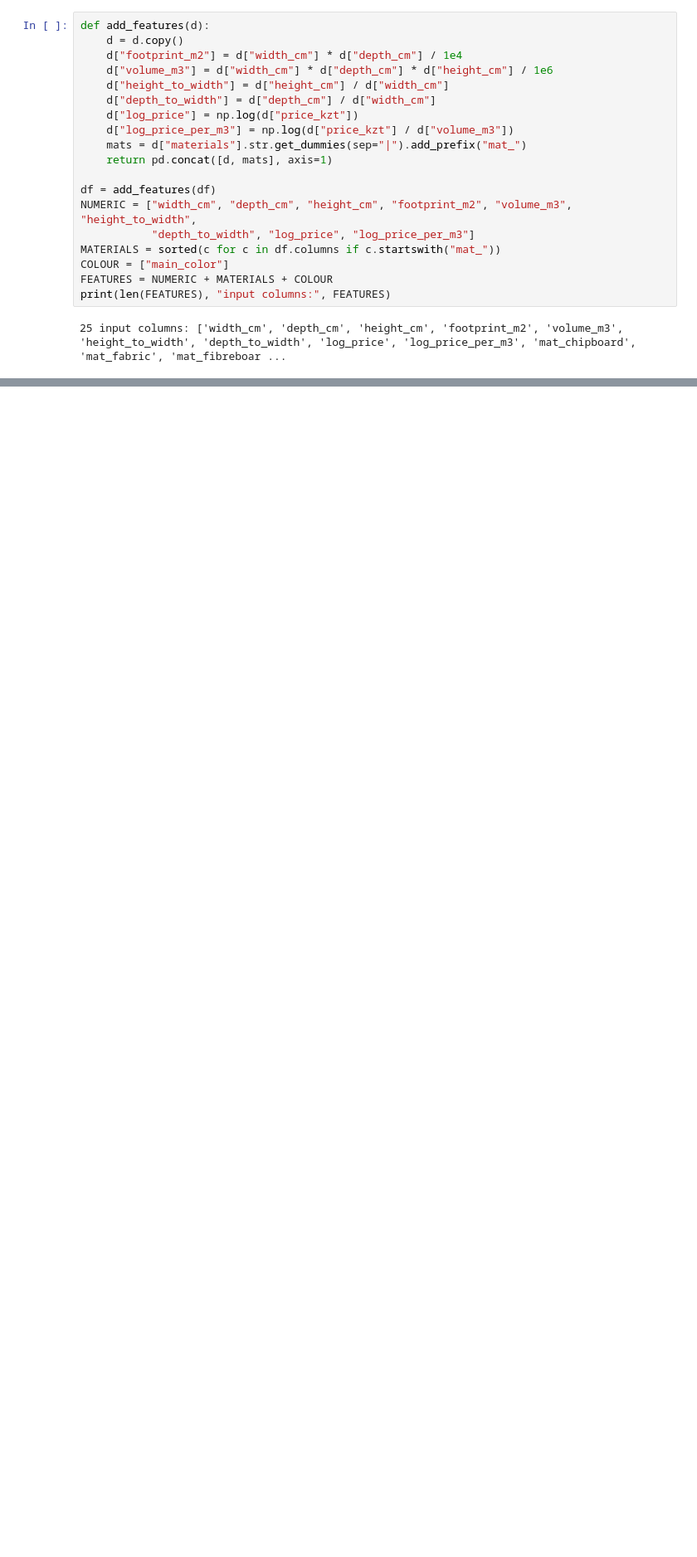
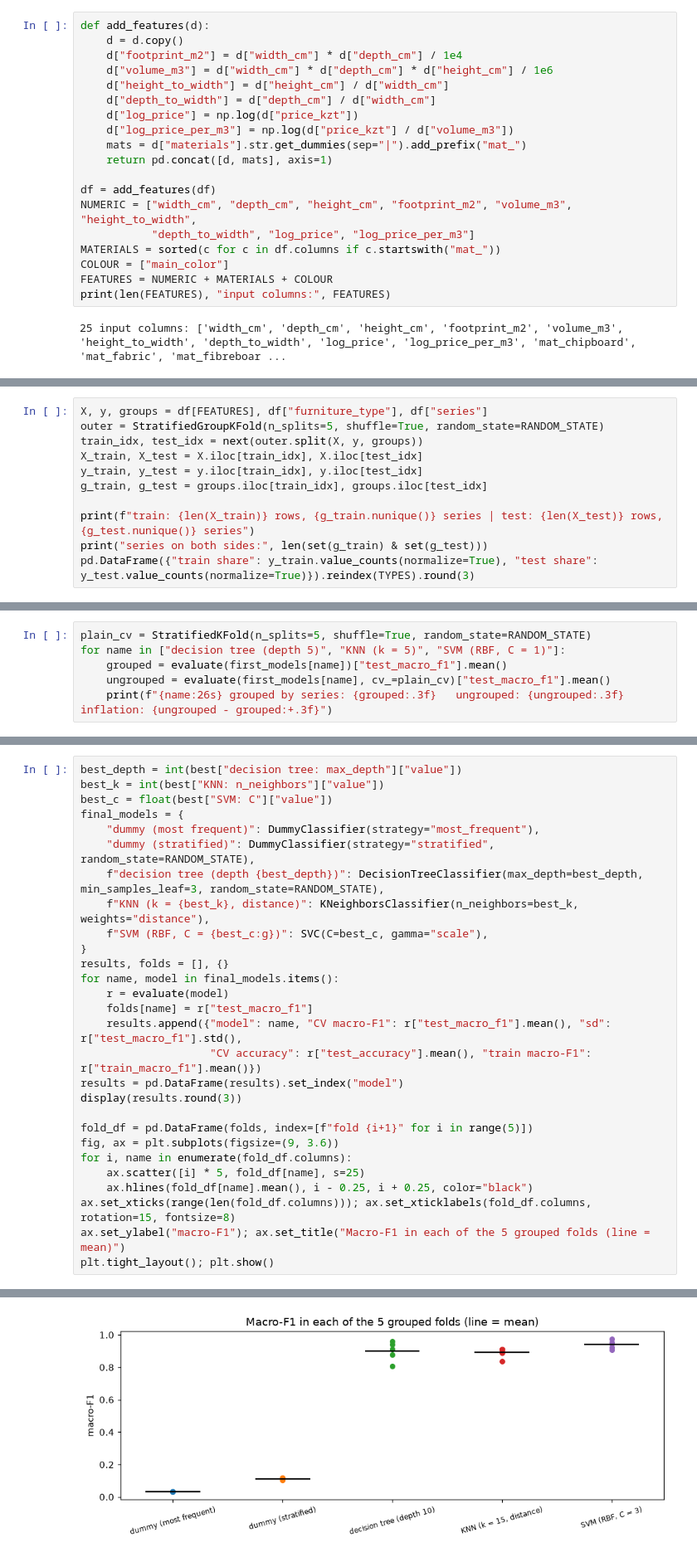
Before and after one commit to a100miles/furniture-prediction-ml, a Jupyter notebook: furniture_classification.ipynb, the cells around one changed output, grey strips where cells are left out. Shown at 83% size. Cells and saved outputs as stored; diff of their text form; blank space fills up the shorter version.

```diff
--- a/furniture_classification.ipynb
+++ b/furniture_classification.ipynb
@@ -380,0 +388,11 @@ print(len(FEATURES), "input columns:", FEATURES)
+# %%
+X, y, groups = df[FEATURES], df["furniture_type"], df["series"]
+outer = StratifiedGroupKFold(n_splits=5, shuffle=True, random_state=RANDOM_STATE)
+train_idx, test_idx = next(outer.split(X, y, groups))
+X_train, X_test = X.iloc[train_idx], X.iloc[test_idx]
+y_train, y_test = y.iloc[train_idx], y.iloc[test_idx]
+g_train, g_test = groups.iloc[train_idx], groups.iloc[test_idx]
+
+print(f"train: {len(X_train)} rows, {g_train.nunique()} series | test: {len(X_test)} rows, {g_test.nunique()} series")
+print("series on both sides:", len(set(g_train) & set(g_test)))
+pd.DataFrame({"train share": y_train.value_counts(normalize=True), "test share": y_test.value_counts(normalize=True)}).reindex(TYPES).round(3)
@@ -380,0 +487,6 @@ print(len(FEATURES), "input columns:", FEATURES)
+# %%
+plain_cv = StratifiedKFold(n_splits=5, shuffle=True, random_state=RANDOM_STATE)
+for name in ["decision tree (depth 5)", "KNN (k = 5)", "SVM (RBF, C = 1)"]:
+    grouped = evaluate(first_models[name])["test_macro_f1"].mean()
+    ungrouped = evaluate(first_models[name], cv_=plain_cv)["test_macro_f1"].mean()
+    print(f"{name:26s} grouped by series: {grouped:.3f}   ungrouped: {ungrouped:.3f}   inflation: {ungrouped - grouped:+.3f}")
@@ -380,0 +533,29 @@ print(len(FEATURES), "input columns:", FEATURES)
+# %%
+best_depth = int(best["decision tree: max_depth"]["value"])
+best_k = int(best["KNN: n_neighbors"]["value"])
+best_c = float(best["SVM: C"]["value"])
+final_models = {
+    "dummy (most frequent)": DummyClassifier(strategy="most_frequent"),
+    "dummy (stratified)": DummyClassifier(strategy="stratified", random_state=RANDOM_STATE),
+    f"decision tree (depth {best_depth})": DecisionTreeClassifier(max_depth=best_depth, min_samples_leaf=3, random_state=RANDOM_STATE),
+    f"KNN (k = {best_k}, distance)": KNeighborsClassifier(n_neighbors=best_k, weights="distance"),
+    f"SVM (RBF, C = {best_c:g})": SVC(C=best_c, gamma="scale"),
+}
+results, folds = [], {}
+for name, model in final_models.items():
+    r = evaluate(model)
+    folds[name] = r["test_macro_f1"]
+    results.append({"model": name, "CV macro-F1": r["test_macro_f1"].mean(), "sd": r["test_macro_f1"].std(),
+                    "CV accuracy": r["test_accuracy"].mean(), "train macro-F1": r["train_macro_f1"].mean()})
+results = pd.DataFrame(results).set_index("model")
+display(results.round(3))
+
+fold_df = pd.DataFrame(folds, index=[f"fold {i+1}" for i in range(5)])
+fig, ax = plt.subplots(figsize=(9, 3.6))
+for i, name in enumerate(fold_df.columns):
+    ax.scatter([i] * 5, fold_df[name], s=25)
+    ax.hlines(fold_df[name].mean(), i - 0.25, i + 0.25, color="black")
+ax.set_xticks(range(len(fold_df.columns))); ax.set_xticklabels(fold_df.columns, rotation=15, fontsize=8)
+ax.set_ylabel("macro-F1"); ax.set_title("Macro-F1 in each of the 5 grouped folds (line = mean)")
+plt.tight_layout(); plt.show()
+# %% [output]
@@ -380,0 +569 @@ print(len(FEATURES), "input columns:", FEATURES)
+[figure, added]
```
Also changed, not shown: parts of 13 cells of this notebook.
